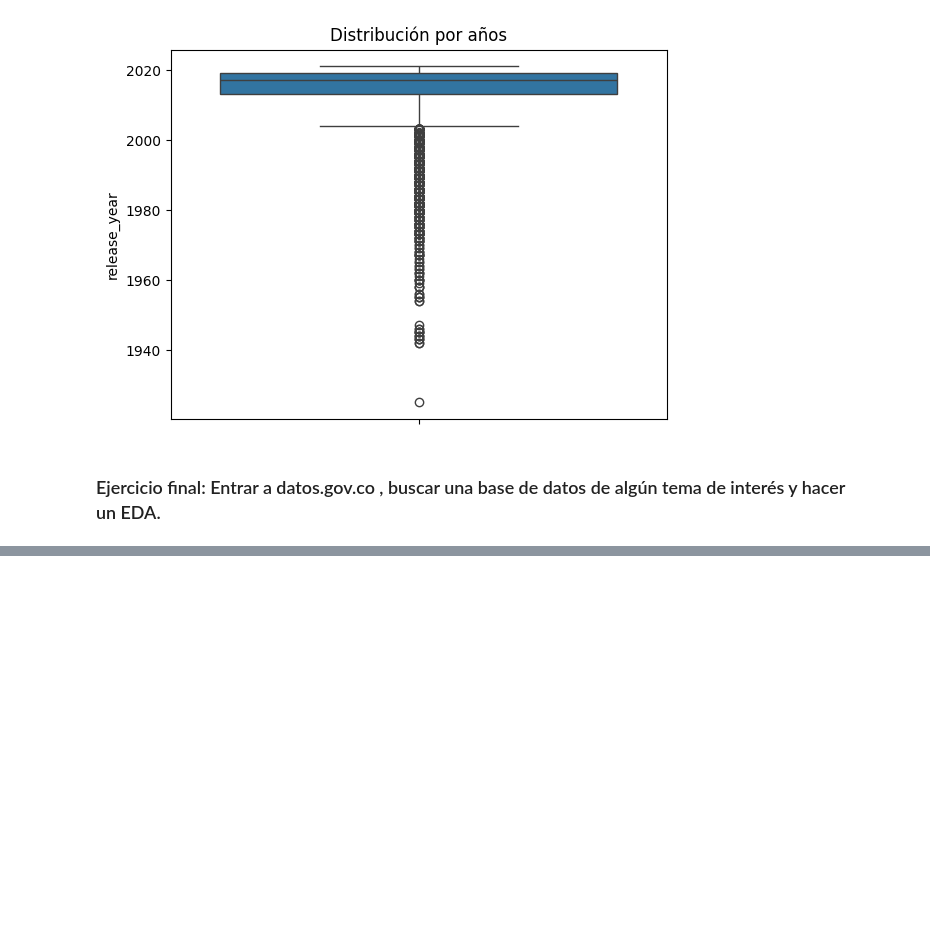
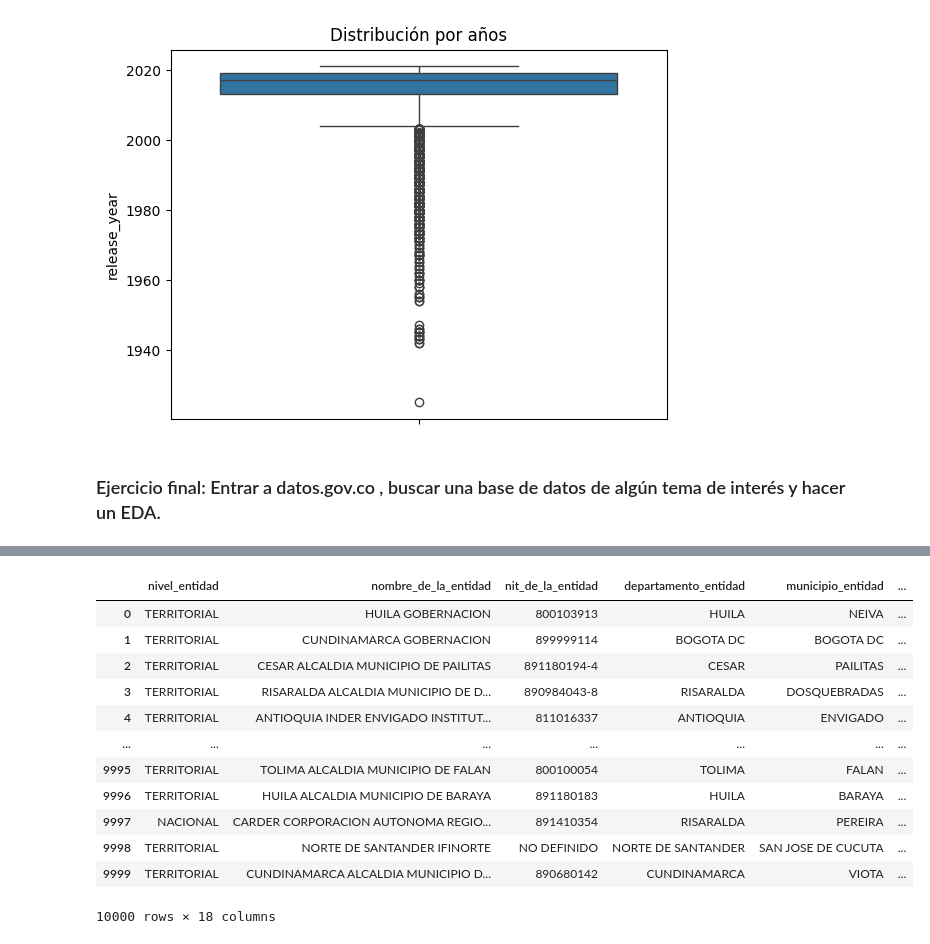
Before and after one commit to jazaineam1/Andes_ADDBD, a Jupyter notebook: Sesion6/Exploratory Data Analysis (EDA).ipynb, the cells around one changed output, grey strips where cells are left out. Cells and saved outputs as stored; diff of their text form; code cells hidden in the pictures; blank space fills up the shorter version.

```diff
--- a/Sesion6/Exploratory Data Analysis (EDA).ipynb
+++ b/Sesion6/Exploratory Data Analysis (EDA).ipynb
@@ -344,0 +438,6 @@ sns.boxplot(df, y="release_year").set(title="Distribución por años")
+# %%
+import pandas as pd
+from sodapy import Socrata
+
+# Inicializa el cliente Socrata
+client = Socrata("www.datos.gov.co", None)
@@ -344,0 +466,20 @@ sns.boxplot(df, y="release_year").set(title="Distribución por años")
+# %%
+# $where
+# Filtra resultados basados en una condición específica
+results_where = client.get("rpmr-utcd", where="estado_del_proceso='BORRADOR'", limit=10000)
+df_where = pd.DataFrame.from_records(results_where)
+df_where
+# %% [output]
+|  | nivel_entidad | nombre_de_la_entidad | nit_de_la_entidad | departamento_entidad | municipio_entidad | ... |
+| 0 | TERRITORIAL | HUILA GOBERNACION | 800103913 | HUILA | NEIVA | ... |
+| 1 | TERRITORIAL | CUNDINAMARCA GOBERNACION | 899999114 | BOGOTA DC | BOGOTA DC | ... |
+| 2 | TERRITORIAL | CESAR ALCALDIA MUNICIPIO DE PAILITAS | 891180194-4 | CESAR | PAILITAS | ... |
+| 3 | TERRITORIAL | RISARALDA ALCALDIA MUNICIPIO DE D... | 890984043-8 | RISARALDA | DOSQUEBRADAS | ... |
+| 4 | TERRITORIAL | ANTIOQUIA INDER ENVIGADO INSTITUT... | 811016337 | ANTIOQUIA | ENVIGADO | ... |
+| ... | ... | ... | ... | ... | ... | ... |
+| 9995 | TERRITORIAL | TOLIMA ALCALDIA MUNICIPIO DE FALAN | 800100054 | TOLIMA | FALAN | ... |
+| 9996 | TERRITORIAL | HUILA ALCALDIA MUNICIPIO DE BARAYA | 891180183 | HUILA | BARAYA | ... |
+| 9997 | NACIONAL | CARDER CORPORACION AUTONOMA REGIO... | 891410354 | RISARALDA | PEREIRA | ... |
+| 9998 | TERRITORIAL | NORTE DE SANTANDER IFINORTE | NO DEFINIDO | NORTE DE SANTANDER | SAN JOSE DE CUCUTA | ... |
+| 9999 | TERRITORIAL | CUNDINAMARCA ALCALDIA MUNICIPIO D... | 890680142 | CUNDINAMARCA | VIOTA | ... |
+10000 rows × 18 columns
```
Also changed, not shown: parts of 9 cells of this notebook.
